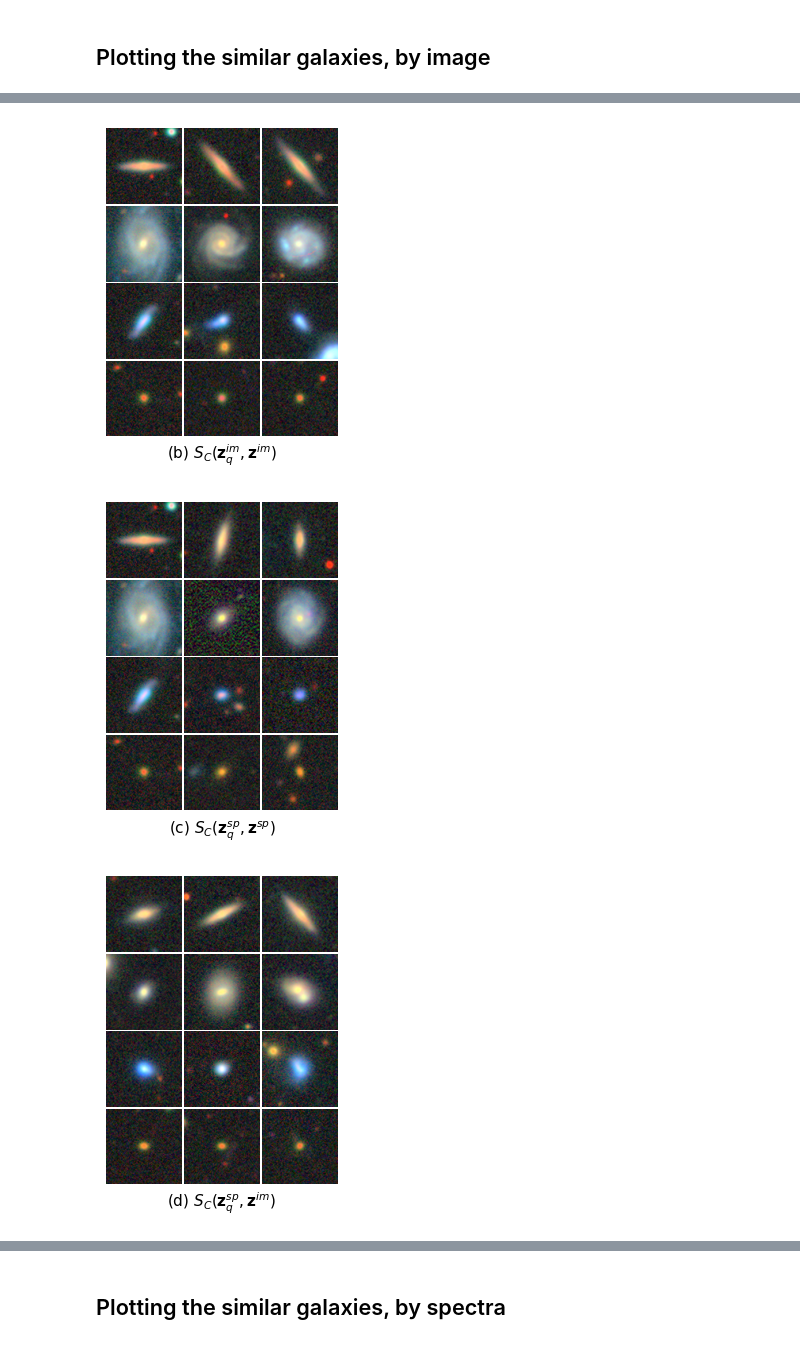
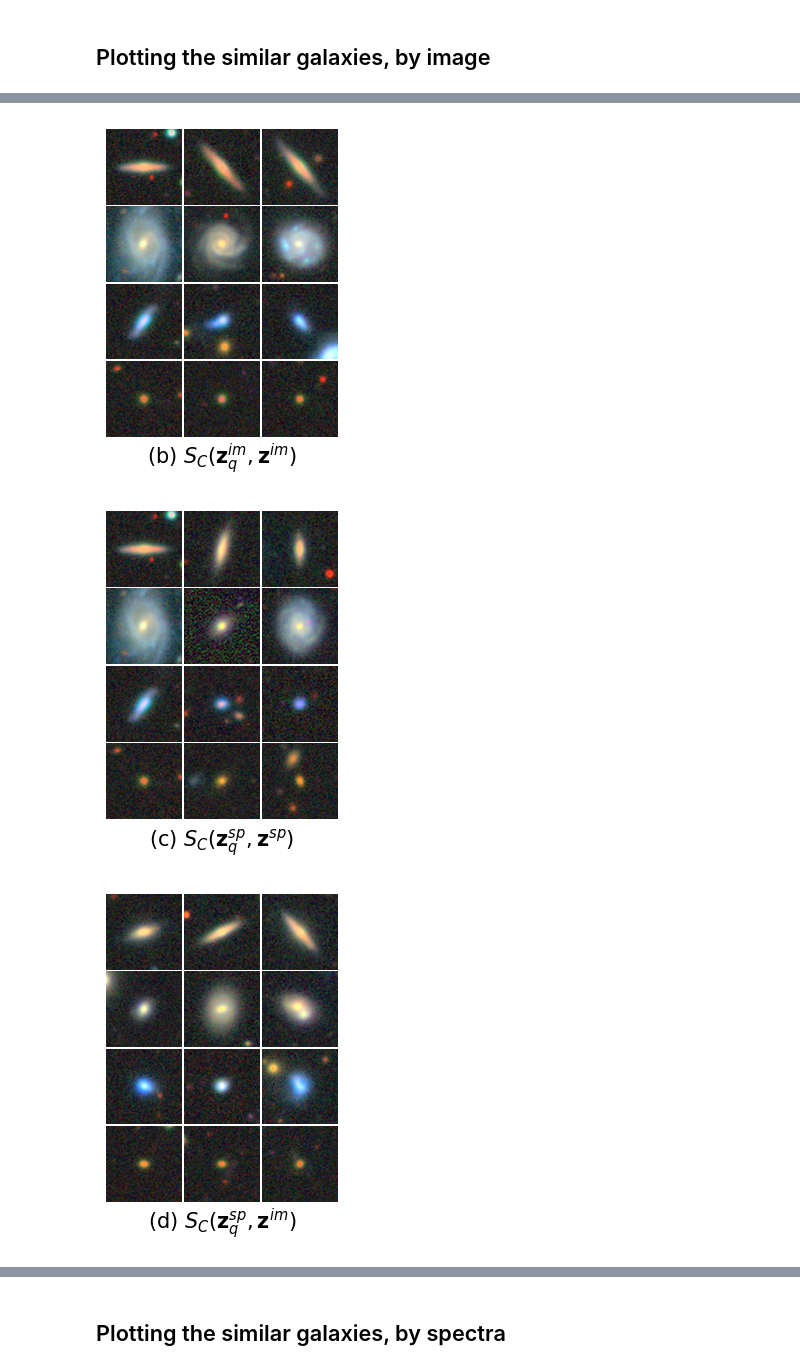
Before and after one commit to adnansiddiquei/AstroCLIP, a Jupyter notebook: results/downstream_tasks/Similarity Search.ipynb, the cells around one changed output, grey strips where cells are left out. Saved outputs shown, nothing was run; the diff lists cells and outputs as text; code cells hidden in the pictures.

```diff
--- a/results/downstream_tasks/Similarity Search.ipynb
+++ b/results/downstream_tasks/Similarity Search.ipynb
@@ -112,7 +112,7 @@ def plot_query_galaxy_images(query_images):
     [ax[i].imshow(query_images[i]) for i in range(n_rows)]
     [ax[i].axis('off') for i in range(n_rows)]
     plt.subplots_adjust(hspace=0.02, wspace=0)
-    ax[n_rows-1].set_title(r'(a) $z_{q}$', fontsize=11, y=-0.4)
+    ax[n_rows-1].set_title(r'(a) $z_{q}$', fontsize=15, y=-0.47)
 
     return fig, ax
 
@@ -129,34 +129,34 @@ def plot_image(images, title):
         for col in range(ncols):
             similar_image = images[row]['image'][col]
             similar_image = CenterCrop(96)(similar_image.permute(2, 0, 1))
             similar_image = ToRGB()(similar_image)
 
             ax[row, col].imshow(similar_image)
 
     [ax[row, col].axis('off') for row in range(nrows) for col in range(ncols)]
     plt.subplots_adjust(hspace=0.02, wspace=0.02)
 
-    ax[3, 1].set_title(title, fontsize=11, y=-0.4)
+    ax[3, 1].set_title(title, fontsize=15, y=-0.47)
 
     return fig, ax
 
 latex_im_im = r'$S_{C}(\mathbf{z}_{q}^{im}, \mathbf{z}^{im})$'
 latex_sp_sp = r'$S_{C}(\mathbf{z}_{q}^{sp}, \mathbf{z}^{sp})$'
 latex_sp_im = r'$S_{C}(\mathbf{z}_{q}^{sp}, \mathbf{z}^{im})$'
 latex_im_sp = r'$S_{C}(\mathbf{z}_{q}^{im}, \mathbf{z}^{sp})$'
 
 plot_image(im_im, title=r'(b) ' + latex_im_im)
 plt.savefig('out/sim_search_img_img.png', bbox_inches='tight')
 
 plot_image(sp_sp, title=r'(c) ' + latex_sp_sp)
 plt.savefig('out/sim_search_sp_sp.png', bbox_inches='tight')
 
 plot_image(sp_im, title=r'(d) ' + latex_sp_im)
 plt.savefig('out/sim_search_sp_im.png', bbox_inches='tight')
 
 plot_image(im_sp, title=r'(e) ' + latex_im_sp)
 plt.savefig('out/sim_search_im_sp.png', bbox_inches='tight')
 # %% [output]
-[figure, old version]
+[figure, new version]
-[figure, old version]
+[figure, new version]
-[figure, old version]
+[figure, new version]
```
Also changed, not shown: parts of 4 cells of this notebook, 11 other files.
